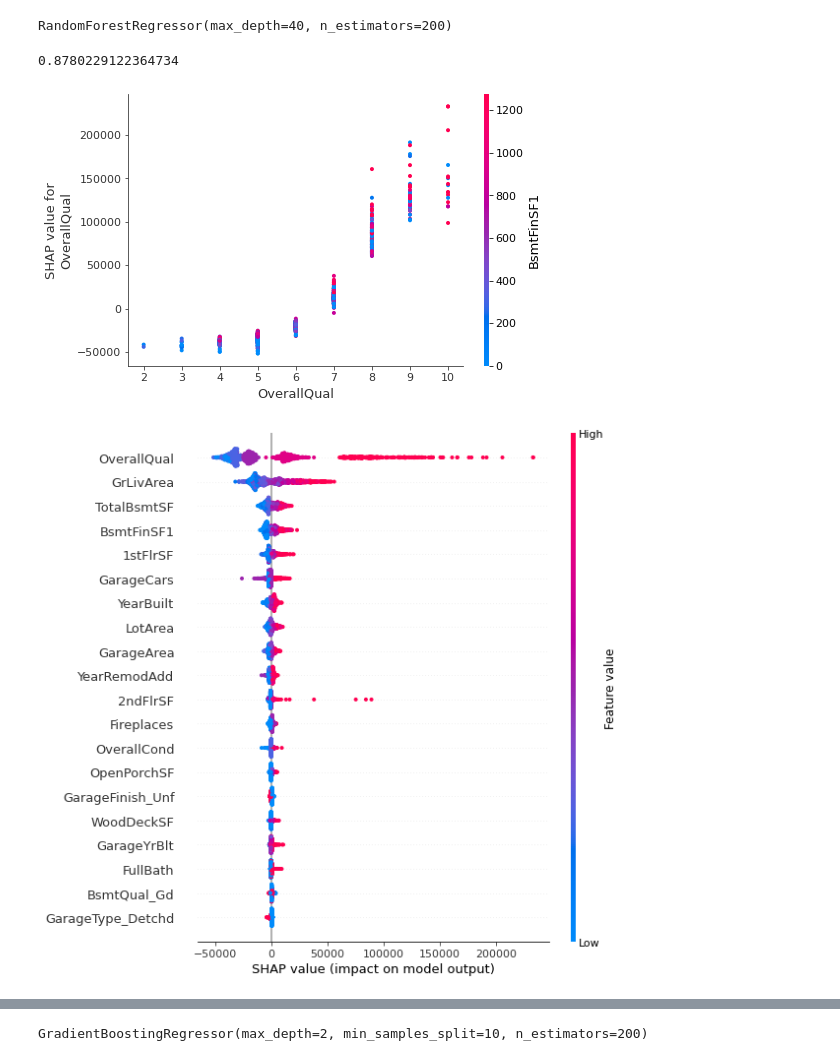
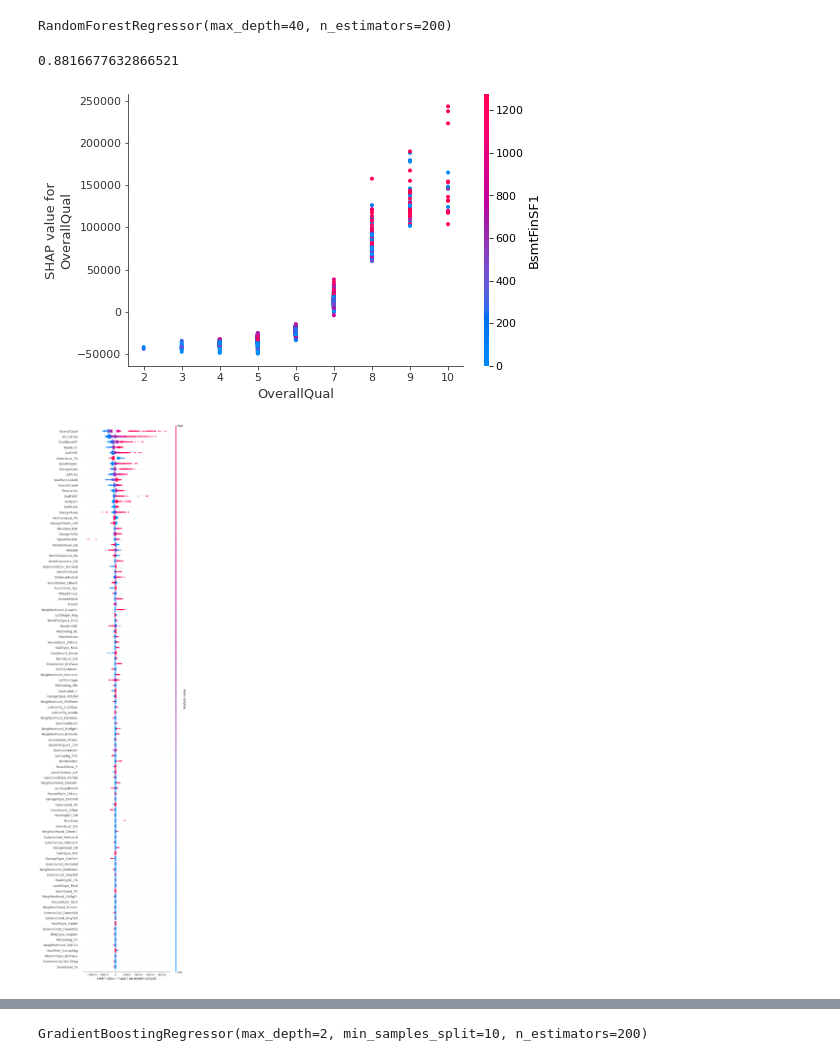
Before and after one commit to sperng/kaggle_house_prices, a Jupyter notebook: house_prices_competition.ipynb, the cells around one changed output, grey strips where cells are left out. Saved outputs shown, nothing was run; the diff lists cells and outputs as text; code cells hidden in the pictures.

```diff
--- a/house_prices_competition.ipynb
+++ b/house_prices_competition.ipynb
@@ -240,8 +239,6 @@ df = pd.get_dummies(data=df,columns=['MSZoning', 'Street', 'Alley', 'LotShape',
        'Heating', 'HeatingQC', 'CentralAir', 'Electrical', 'KitchenQual',
        'Functional', 'GarageType', 'GarageFinish', 'GarageQual', 'GarageCond',
        'PavedDrive', 'Fence', 'SaleType', 'SaleCondition'], drop_first=True)
-# %%
-df.drop(labels='Id',axis=1,inplace=True)
 # %%
 #quick drop of remaining NA rows, they represent less than 10% of data
 df.dropna(inplace=True)
@@ -316,9 +313,9 @@ y will be the label
 X_df is the scaled labels
 # %%
 #need train test split, or a seperate variable to fit transform the label but not fit it
-X = df.drop(labels='SalePrice',axis=1)
+X = df.drop(labels=['SalePrice','Id'],axis=1)
 y = df['SalePrice']
-X_df = scaler.fit_transform(df.drop(labels='SalePrice',axis=1))
+X_df = scaler.fit_transform(df.drop(labels=['SalePrice','Id'],axis=1))
 # %%
 rf.fit(X_df,y)
 # %% [output]
@@ -528,7 +525,7 @@ RandomForestRegressor(max_depth=40, n_estimators=200)
 score = rf.score(X_test,y_test)
 print(score)
 # %% [output]
-0.8780229122364734
+0.8816677632866521
 # %%
 explainer = shap.TreeExplainer(rf)
 shap_values = explainer.shap_values(X)
@@ -537,9 +534,9 @@ shap_values = explainer.shap_values(X)
 # %%
 shap.dependence_plot(ind='OverallQual', shap_values=shap_values, features=X,interaction_index='BsmtFinSF1')
 # %% [output]
-[figure, old version]
+[figure, new version]
 # %%
 #Top 20 features by impact on model output are listed below
-shap.summary_plot(shap_values, X)
+shap.summary_plot(shap_values, X,max_display=100)
 # %% [output]
-[figure, old version]
+[figure, new version]
```
Also changed, not shown: parts of 42 cells of this notebook.
